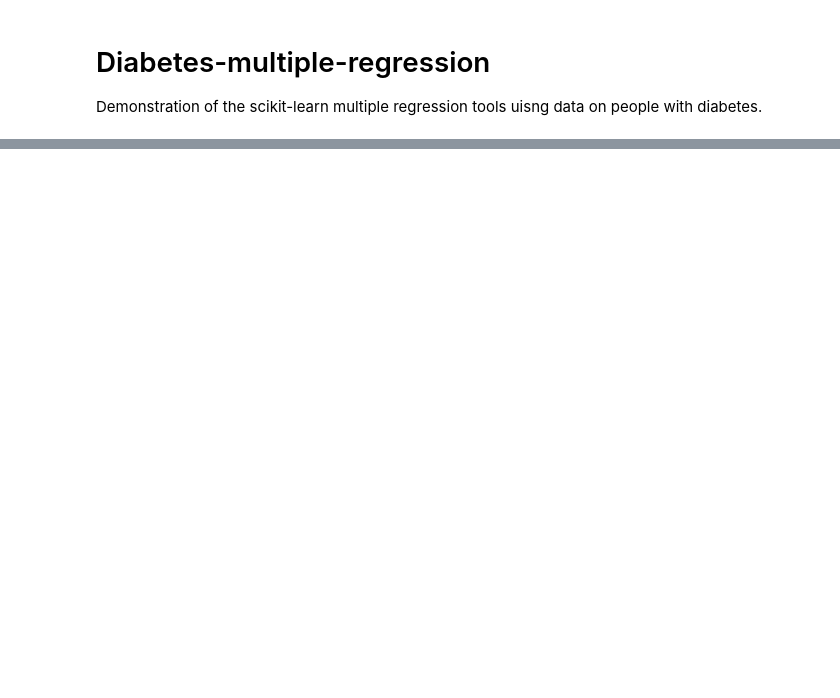
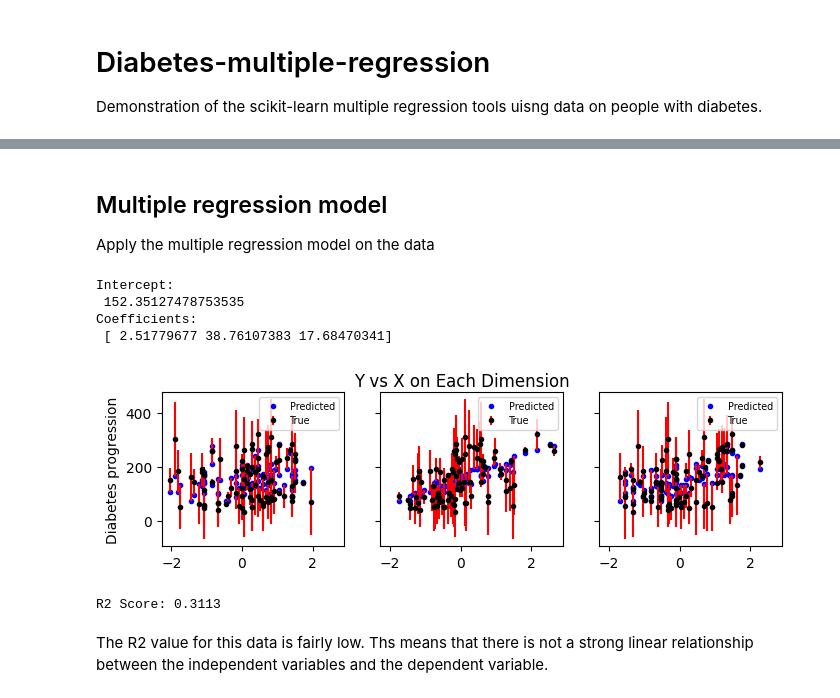
Before and after one commit to a-rosillo/Diabetes-multiple-regression, a Jupyter notebook: diabetes_regression.ipynb, the cells around one changed output, grey strips where cells are left out. Saved outputs shown, nothing was run; the diff lists cells and outputs as text; code cells hidden in the pictures; blank space fills up the shorter version.

```diff
--- a/diabetes_regression.ipynb
+++ b/diabetes_regression.ipynb
@@ -42,0 +72,51 @@ X = data.iloc[:,[0,1,2,3]].values
+# %%
+# Fit the scaler on train data
+scalar = StandardScaler()
+scalar.fit(X_train)
+
+# Apply the scaler on train and test data
+X_train = scalar.transform(X_train)
+X_test = scalar.transform(X_test)
+# %% [markdown]
+## Multiple regression model
+
+Apply the multiple regression model on the data
+# %%
+# Apply the linear regression model and print coefficents
+progression_model = LinearRegression()
+progression_model.fit(X_train,y_train)
+
+
+print('Intercept: \n', progression_model.intercept_)
+print('Coefficients: \n', progression_model.coef_)
+# %% [output]
+Intercept:
+ 152.35127478753535
+Coefficients:
+ [ 2.51779677 38.76107383 17.68470341]
+# %%
+# Generate predictions
+y_predictions = progression_model.predict(X_test)
+# %%
+# Plot training and test data on the same axies.
+fig, ax = plt.subplots(1, X_test.shape[1], sharey=True, sharex=True, figsize=(8,2))
+fig.suptitle("Y vs X on Each Dimension")
+ax[0].set_ylabel('Diabetes progression')
+
+# Get values for the error bar
+error_bar_values = np.abs((y_test-y_predictions))
+
+# Plot data, predicted values, and error bars
+for i in range(X_test.shape[1]):
+    ax[i].errorbar(X_test[:, i], y_test, yerr=error_bar_values, fmt='.k', ecolor='red', label='True')
+    ax[i].scatter(X_test[:,i], y_predictions, c='b', marker='.', label='Predicted')
+    ax[i].legend(loc='best', fontsize='x-small')
+# %% [output]
+[figure, added]
+# %%
+# R squared score
+print ("R2 Score:", round (progression_model.score(X_test, y_test), 4))
+# %% [output]
+R2 Score: 0.3113
+# %% [markdown]
+The R2 value for this data is fairly low. Ths means that there is not a strong linear relationship between the independent variables and the dependent variable.
```
Also changed, not shown: parts of 9 cells of this notebook.
